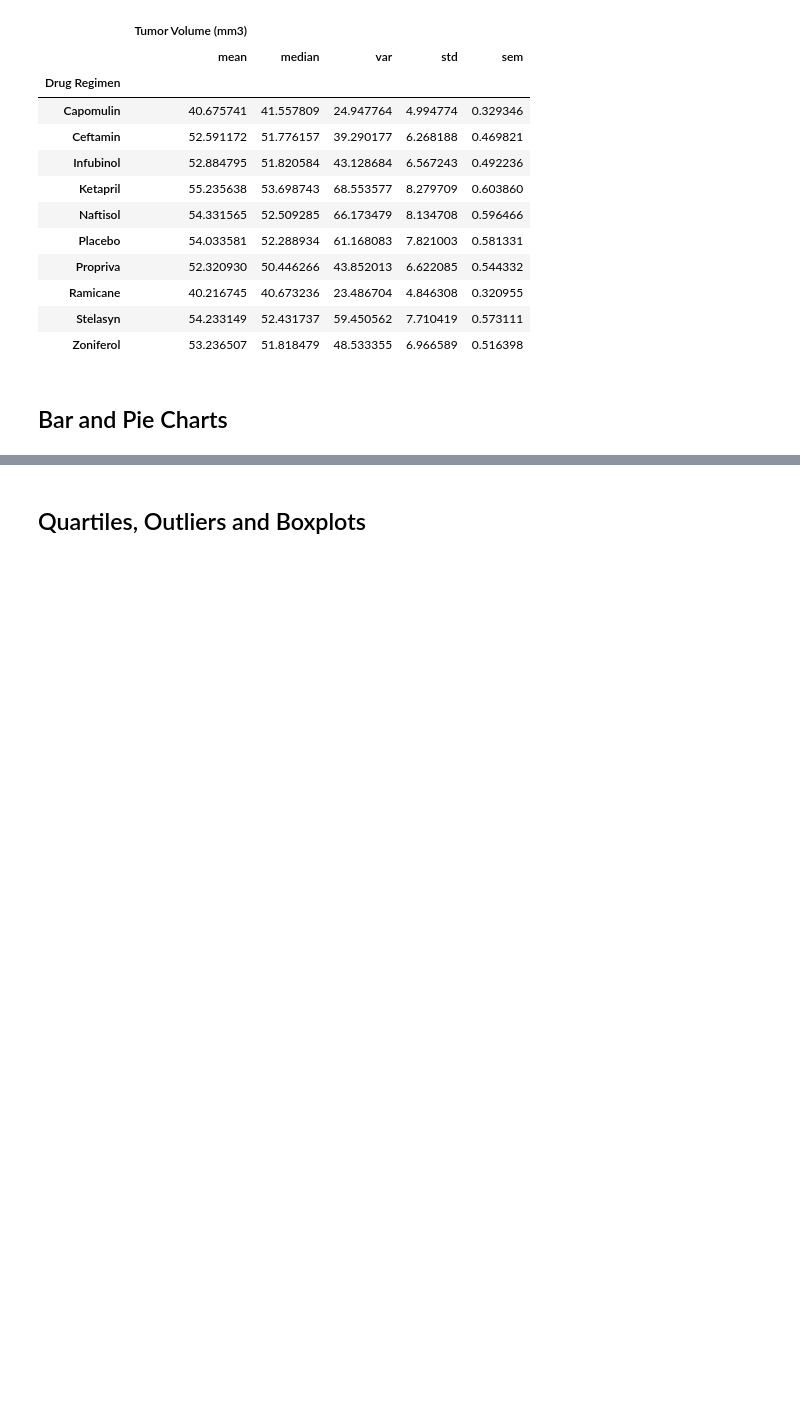
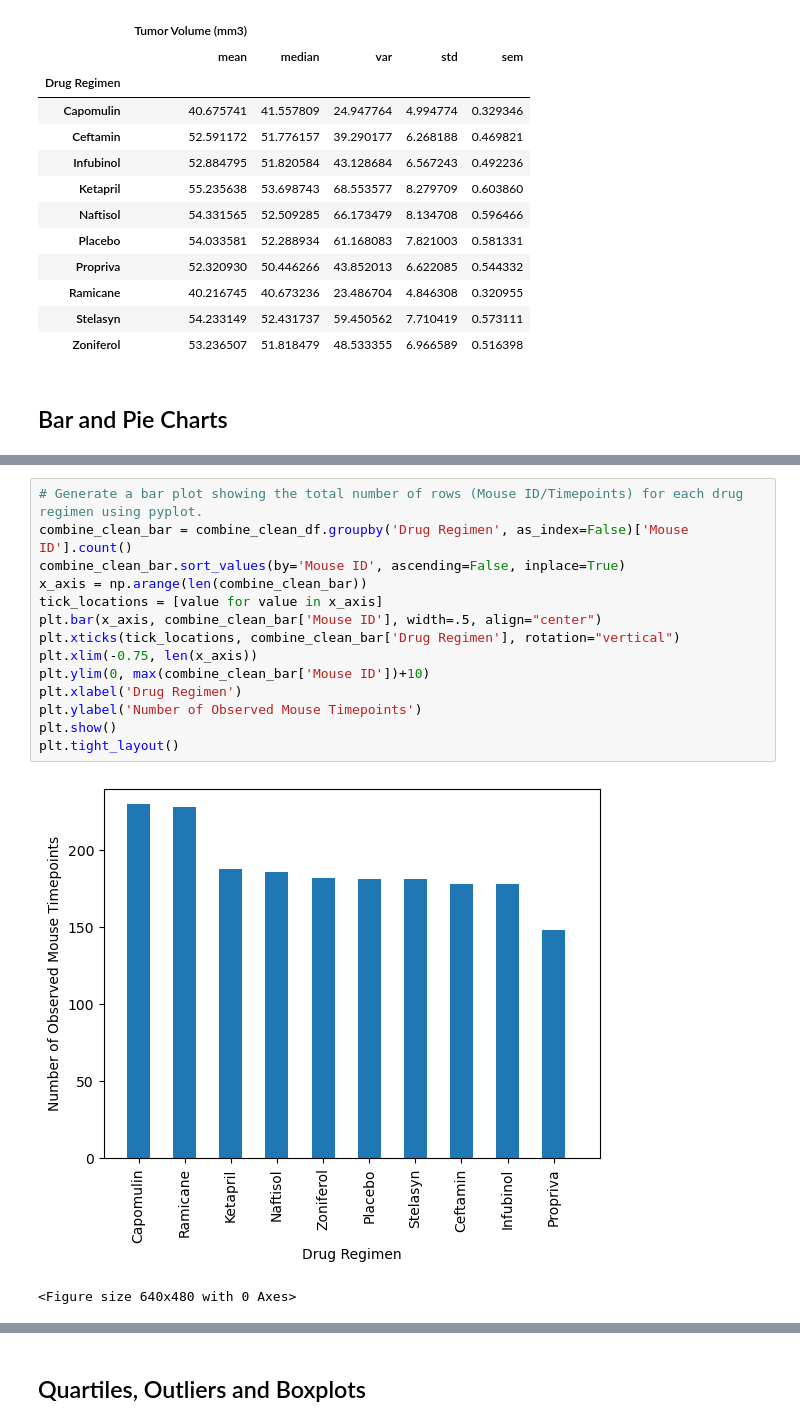
Before and after one commit to CharlesQuinn1/Pymaceuticals, a Jupyter notebook: main.ipynb, the cells around one changed output, grey strips where cells are left out. Saved outputs shown, nothing was run; the diff lists cells and outputs as text; blank space fills up the shorter version.

```diff
--- a/main.ipynb
+++ b/main.ipynb
@@ -155,2 +147,19 @@ ConversionError: Failed to convert value(s) to axis units:   Drug Regimen
+# %%
+# Generate a bar plot showing the total number of rows (Mouse ID/Timepoints) for each drug regimen using pyplot.
+combine_clean_bar = combine_clean_df.groupby('Drug Regimen', as_index=False)['Mouse ID'].count()
+combine_clean_bar.sort_values(by='Mouse ID', ascending=False, inplace=True)
+x_axis = np.arange(len(combine_clean_bar))
+tick_locations = [value for value in x_axis]
+plt.bar(x_axis, combine_clean_bar['Mouse ID'], width=.5, align="center")
+plt.xticks(tick_locations, combine_clean_bar['Drug Regimen'], rotation="vertical")
+plt.xlim(-0.75, len(x_axis))
+plt.ylim(0, max(combine_clean_bar['Mouse ID'])+10)
+plt.xlabel('Drug Regimen')
+plt.ylabel('Number of Observed Mouse Timepoints')
+plt.show()
+plt.tight_layout()
+# %% [output]
+[figure, added]
+<Figure size 640x480 with 0 Axes>
 # %%
 # Generate a pie plot showing the distribution of female versus male mice using Pandas
```
Also changed, not shown: parts of 11 cells of this notebook.
